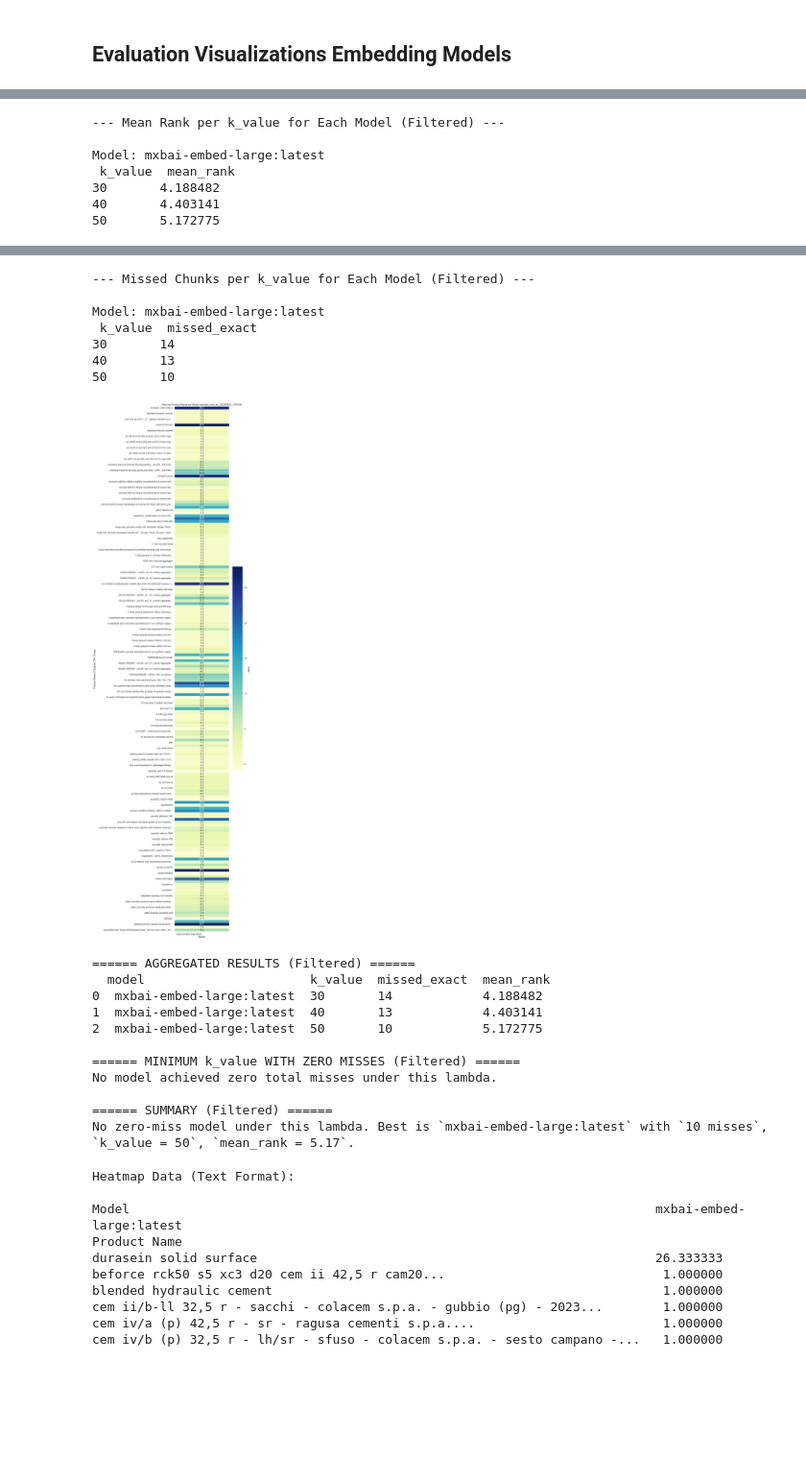
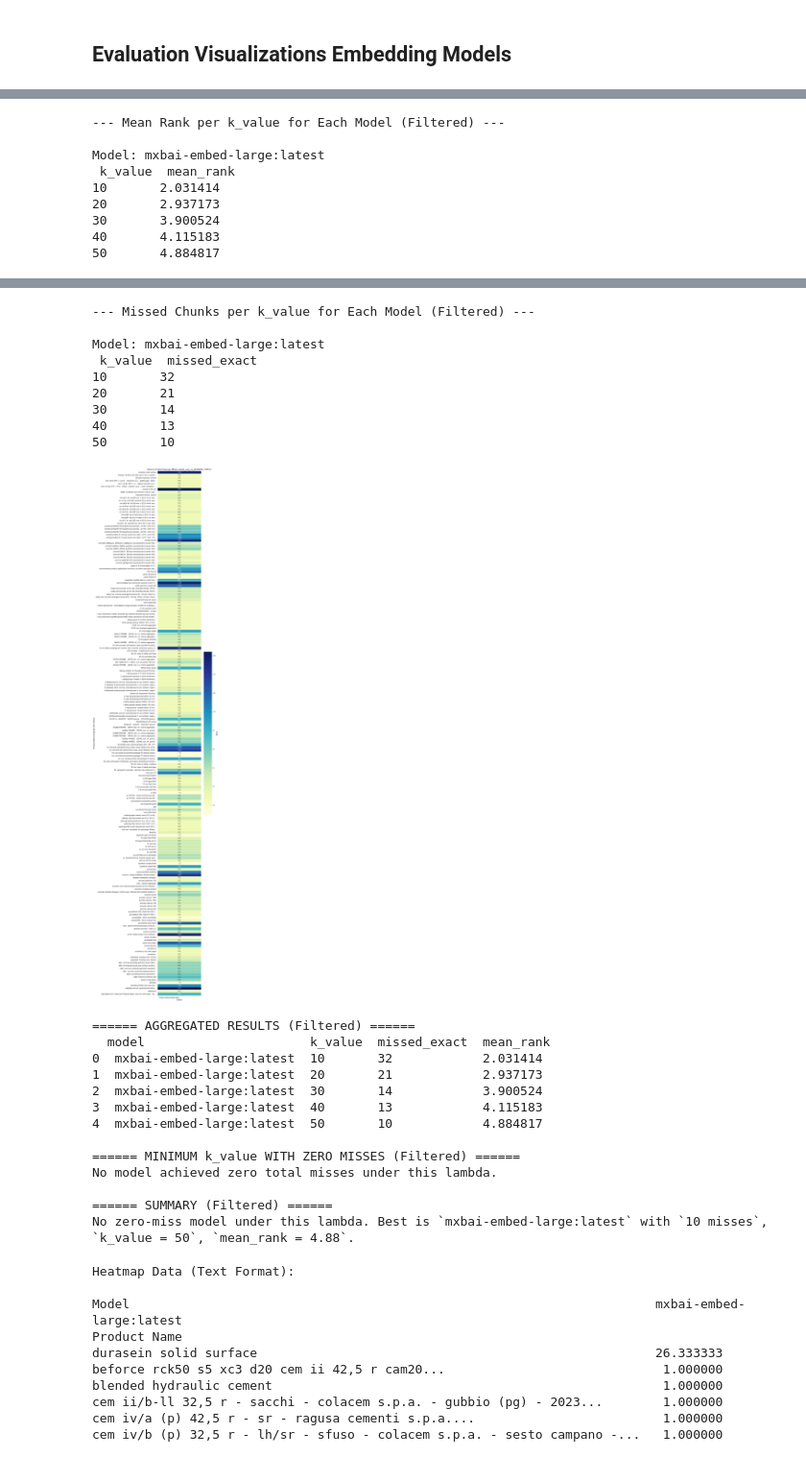
Before and after one commit to g3rezz/lca-data-harmonization-pipeline, a Jupyter notebook: pipeline2/notebooks/p2_model_evaluation.ipynb, the cells around one changed output, grey strips where cells are left out. Shown at 96% size. Saved outputs shown, nothing was run; the diff lists cells and outputs as text; code cells hidden in the pictures; blank space fills up the shorter version.

```diff
--- a/pipeline2/notebooks/p2_model_evaluation.ipynb
+++ b/pipeline2/notebooks/p2_model_evaluation.ipynb
@@ -373,7 +373,7 @@ bench_dict = {
 #########
 # Usage
 #########
-k_values = [30, 40, 50]
+k_values = [10, 20, 30, 40, 50]
 # k_values = [5, 10, 15, 20, 25, 30, 35, 40, 45, 50, 60, 70, 80]
 # k_values = [40, 50, 60, 70, 80]
 # lambda_mults = [0.7, 0.8, 0.9, 1.0]
@@ -466,7 +466,7 @@ Description: durasein solid surface product manufacturing process raw material -
 # %% [markdown]
 ## Evaluation Visualizations Embedding Models
 # %%
-CSV = "../../data/pipeline2/embed_eval/embed_eval_res_20250206_190159.csv"
+CSV = "../../data/pipeline2/embed_eval/embed_eval_res_20250208_130510.csv"
 # %%
 import pandas as pd
 import seaborn as sns
@@ -1319,7 +1319,7 @@ def plot_heatmap_rank(df, model_order, best_lambda_mult, csv_file_path):
     pivot_data.index = pivot_data.index.droplevel("Product Order")
 
     # Plotting the heatmap with the CSV part appended to the title
-    plt.figure(figsize=(12, 40))  # Adjust height for better visualization
+    plt.figure(figsize=(12, 50))  # Adjust height for better visualization
     sns.heatmap(
         pivot_data,
         annot=True,
@@ -1455,6 +1455,8 @@ Remaining rows after filtering: 573
 
 Model: mxbai-embed-large:latest
  k_value  mean_rank
-30       4.188482
-40       4.403141
-50       5.172775
+10       2.031414
+20       2.937173
+30       3.900524
+40       4.115183
+50       4.884817
@@ -1462,22 +1464,26 @@ Model: mxbai-embed-large:latest
 --- Missed Chunks per k_value for Each Model (Filtered) ---
 
 Model: mxbai-embed-large:latest
  k_value  missed_exact
+10       32
+20       21
 30       14
 40       13
 50       10
-[figure, old version]
+[figure, new version]
 ====== AGGREGATED RESULTS (Filtered) ======
   model                      k_value  missed_exact  mean_rank
-0  mxbai-embed-large:latest  30       14            4.188482
-1  mxbai-embed-large:latest  40       13            4.403141
-2  mxbai-embed-large:latest  50       10            5.172775
+0  mxbai-embed-large:latest  10       32            2.031414
+1  mxbai-embed-large:latest  20       21            2.937173
+2  mxbai-embed-large:latest  30       14            3.900524
+3  mxbai-embed-large:latest  40       13            4.115183
+4  mxbai-embed-large:latest  50       10            4.884817
 
 ====== MINIMUM k_value WITH ZERO MISSES (Filtered) ======
 No model achieved zero total misses under this lambda.
 
 ====== SUMMARY (Filtered) ======
-No zero-miss model under this lambda. Best is `mxbai-embed-large:latest` with `10 misses`, `k_value = 50`, `mean_rank = 5.17`.
+No zero-miss model under this lambda. Best is `mxbai-embed-large:latest` with `10 misses`, `k_value = 50`, `mean_rank = 4.88`.
 # %%
 # Print the heatmap data in text format
 print("\nHeatmap Data (Text Format):\n")
```
Also changed, not shown: parts of 3 cells of this notebook, 1 other file.
